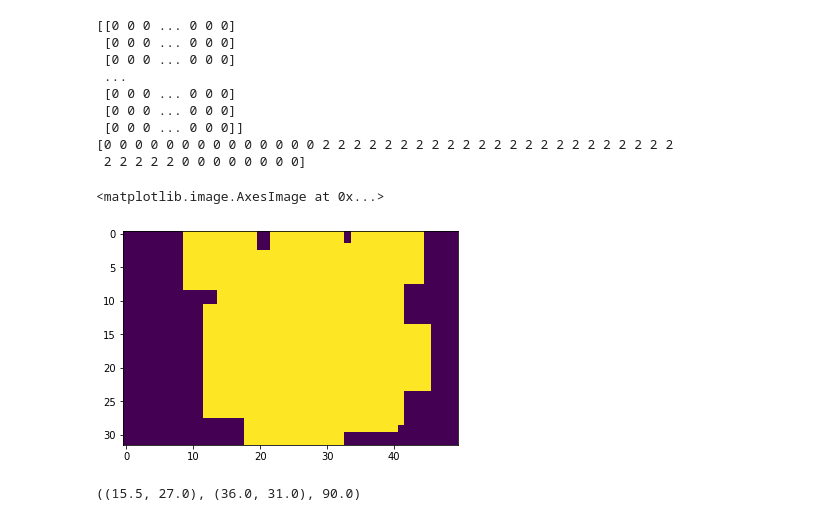
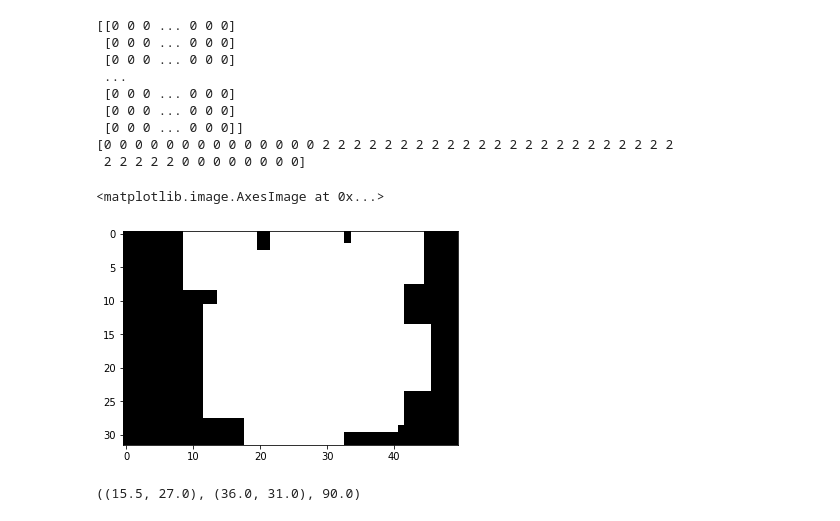
Before and after one commit to bldu/pylearn, a Jupyter notebook: character_bbox.ipynb, the cells around one changed output. Saved outputs shown, nothing was run; the diff lists cells and outputs as text; code cells hidden in the pictures.

```diff
--- a/character_bbox.ipynb
+++ b/character_bbox.ipynb
@@ -118,10 +123,10 @@ print(single_char[10,:])
 [0 0 0 0 0 0 0 0 0 0 0 0 0 0 2 2 2 2 2 2 2 2 2 2 2 2 2 2 2 2 2 2 2 2 2 2 2
  2 2 2 2 2 0 0 0 0 0 0 0 0]
 # %%
-plt.imshow(single_char)
+plt.imshow(single_char, 'gray')
 # %% [output]
 <matplotlib.image.AxesImage at 0x...>
-[figure, old version]
+[figure, new version]
 # %%
 pts = (np.array(np.where(single_char>0))).T
 # %%
```
Also changed, not shown: parts of 5 cells of this notebook.
